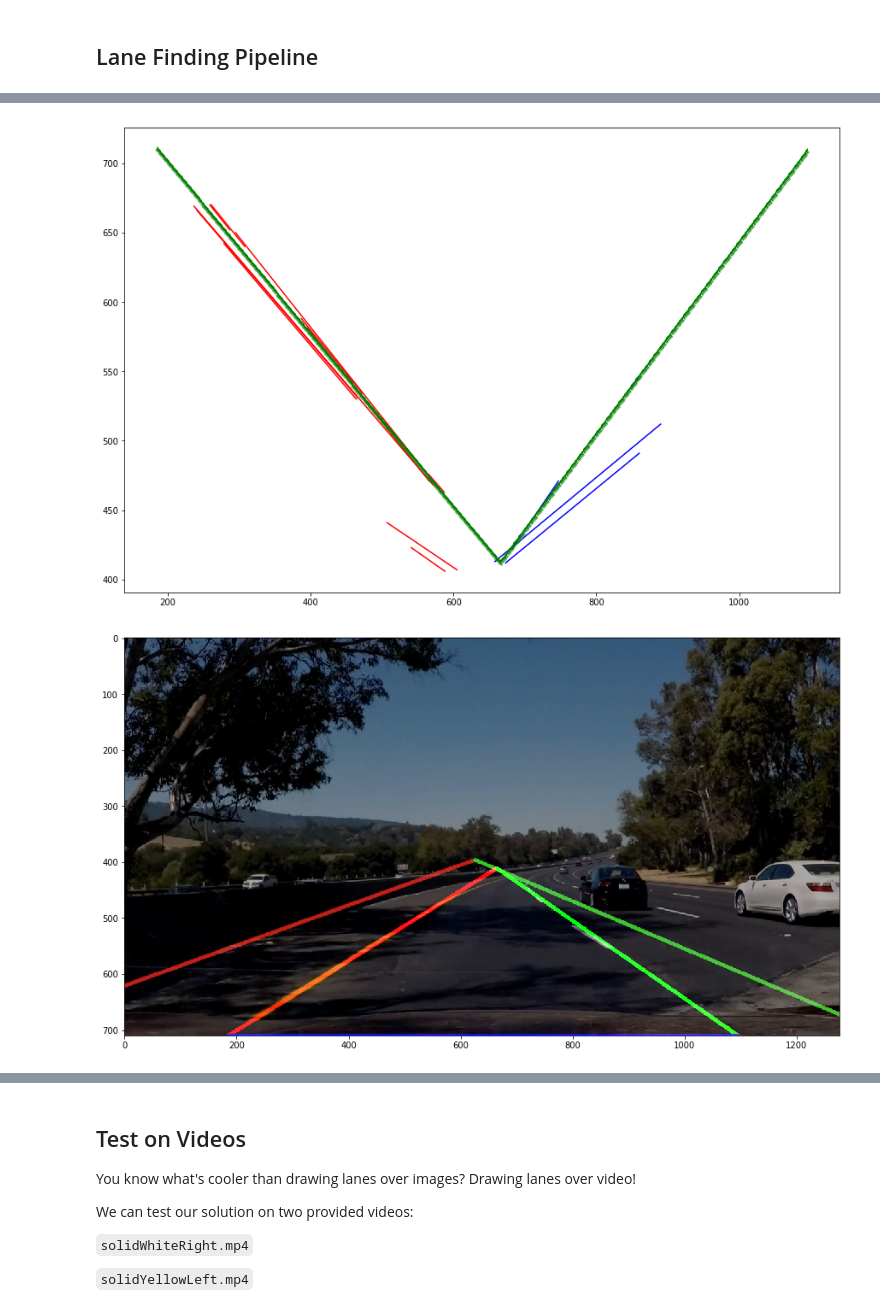
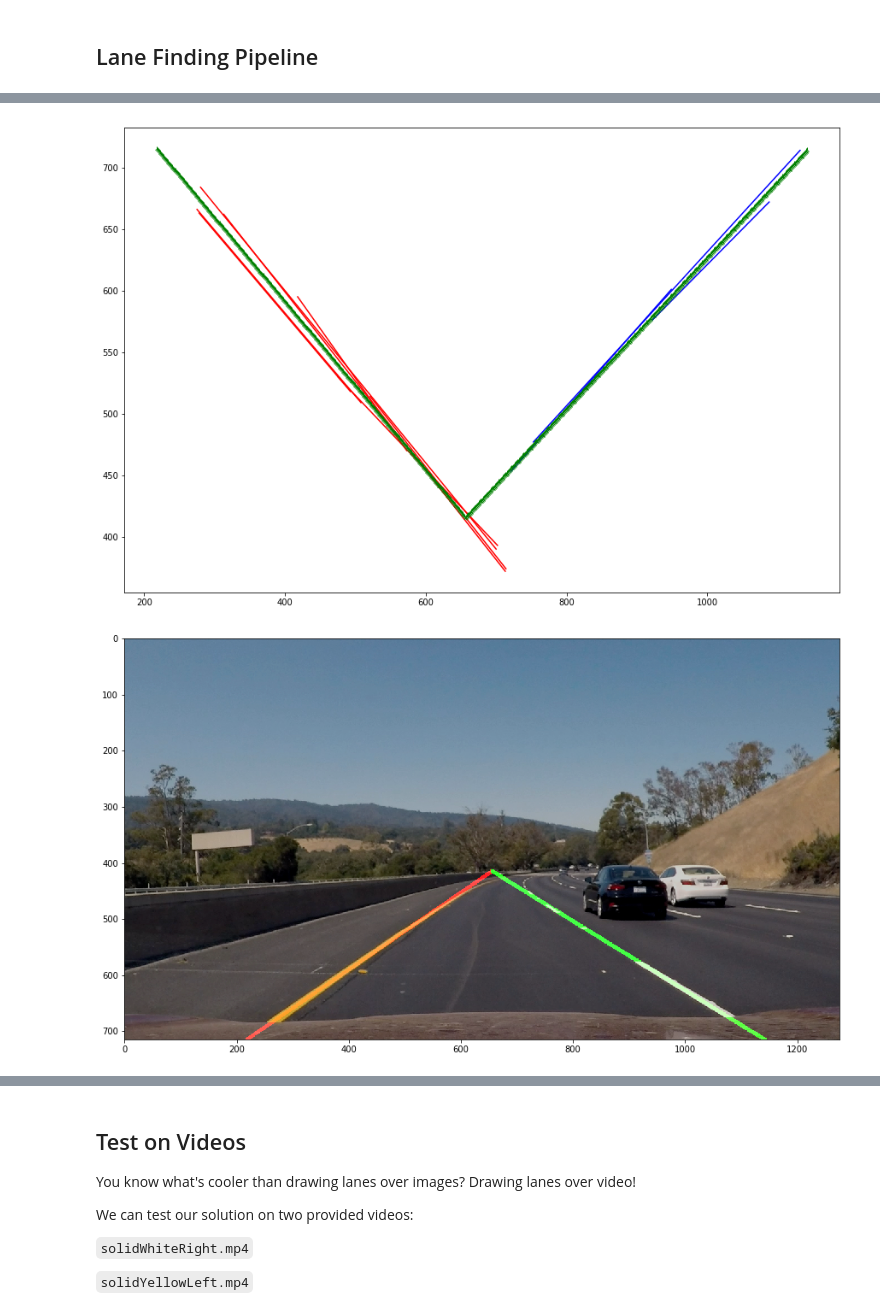
Before and after one commit to dmytronasyrov/CarND-LaneLines-P1, a Jupyter notebook: P1.ipynb, the cells around one changed output, grey strips where cells are left out. Cells and saved outputs as stored; diff of their text form; code cells hidden in the pictures.

```diff
--- a/P1.ipynb
+++ b/P1.ipynb
@@ -98,8 +100,8 @@ def crop(image, top_left, top_right, bottom_right, bottom_left):
     return region_of_interest(image, roi)
 
 def crop_by_ref(img, ref_width, ref_height, ref_top_x, ref_top_y, ref_bot_x, ref_bot_y):
-    width = image.shape[1]
-    image_height = image.shape[0]
+    width = img.shape[1]
+    image_height = img.shape[0]
     middle_x = int(width / 2)
     image_offset_bottom_x = int(width * ref_bot_x / ref_width)
     image_offset_bottom_y = int(image_height * ref_bot_y / ref_height)
@@ -285,17 +283,3 @@ def intersect(f_a, f_b, bottom_y):
-# %%
-def draw_lanes(height, width, left_x, right_x, bottom_y, intersect_pt):
-    line_img = np.zeros((height, width, 3), dtype=np.uint8)
-
-    if left_x != 0 and intersect_pt[0] != 0 and intersect_pt[1] != 0:
-        cv2.line(line_img, (left_x, bottom_y), (intersect_pt[0], intersect_pt[1]), [255, 0, 0], 5)
-
-    if right_x != 0 and intersect_pt[0] != 0 and intersect_pt[1] != 0:
-        cv2.line(line_img, (intersect_pt[0], intersect_pt[1]), (right_x, bottom_y), [0, 255, 0], 5)
-
-    if left_x != 0 and right_x != 0:
-        cv2.line(line_img, (left_x, bottom_y), (right_x, bottom_y), [0, 0, 255], 5)
-
-    return line_img
 # %%
 def detect(image, white_value, prev_left_ms, prev_left_bs, prev_right_ms, prev_right_bs):
     if white_value < 150:
@@ -310,7 +294,7 @@ def detect(image, white_value, prev_left_ms, prev_left_bs, prev_right_ms, prev_r
     gray_img = cv2.cvtColor(image_masked, cv2.COLOR_BGR2GRAY)
     v = np.median(gray_img)
     sigma = 0.33
-    lower = int(max(0, (1.0 - sigma) * v))
+    lower = int(max(150, (1.0 - sigma) * v))
     upper = int(min(255, (1.0 + sigma) * v))
 
     image_edges = canny(image_masked, lower, upper)
@@ -325,8 +309,8 @@ def detect(image, white_value, prev_left_ms, prev_left_bs, prev_right_ms, prev_r
     left_lns, left_slopes = left_hough
     right_lns, right_slopes = right_hough
 
-    filtered_left_lns = filter_lines_outliers(left_lns, left_slopes)
-    filtered_right_lns = filter_lines_outliers(right_lns, right_slopes)
+    filtered_left_lns = filter_lines_outliers(left_lns, left_slopes, True)
+    filtered_right_lns = filter_lines_outliers(right_lns, right_slopes, False)
 
     median_left_f = median(filtered_left_lns, prev_left_ms, prev_left_bs)
     median_right_f = median(filtered_right_lns, prev_right_ms, prev_right_bs)
@@ -334,20 +318,22 @@ def detect(image, white_value, prev_left_ms, prev_left_bs, prev_right_ms, prev_r
     if median_left_f is None or median_right_f is None:
         return detect(image, white_value - 5, prev_left_ms, prev_left_bs, prev_right_ms, prev_right_bs)
     else:
-        return [left_lns, right_lns, median_left_f, median_right_f]
 
-def image_pipeline(image, prev_left_ms, prev_left_bs, prev_right_ms, prev_right_bs, should_plot = False):
+        return [filtered_left_lns, filtered_right_lns, median_left_f, median_right_f]
+
+def image_pipeline(image, prev_left_ms, prev_left_bs, prev_right_ms, prev_right_bs, bottom_offset = 0, should_plot = False):
     #----------------------------- CROP ---------------------------
     ref_width = 960
     ref_height = 540
     ref_top_x = 50
-    ref_top_y = 310
+    ref_top_y = 250
     ref_bottom_x = 70
-    ref_bottom_y = 510
+    ref_bottom_y = 540 - bottom_offset
+
     image_cropped = crop_by_ref(image, ref_width, ref_height, ref_top_x, ref_top_y, ref_bottom_x, ref_bottom_y)
 
     #----------------------------- COLOR CORRECT ---------------------------
-    blured = cv2.bilateralFilter(image_cropped, 11, 75, 75)
+    blured = cv2.bilateralFilter(image_cropped, 11, 25, 25)
     unsharp_image = cv2.addWeighted(blured, 1.5, blured, -0.5, 0, image_cropped)
     image_clached = clache(unsharp_image)
 
@@ -359,6 +345,9 @@ def image_pipeline(image, prev_left_ms, prev_left_bs, prev_right_ms, prev_right_
 
     bottom_y = image.shape[0]
     intersect_pt = intersect(median_left_f, median_right_f, bottom_y)
+
+    if intersect_pt is None:
+        return [image, median_left_f, median_right_f]
 
     left_x = int((median_left_f - bottom_y).roots)
     right_x = int((median_right_f - bottom_y).roots)
@@ -375,6 +364,7 @@ def image_pipeline(image, prev_left_ms, prev_left_bs, prev_right_ms, prev_right_
             plot_function(median_right_f, [intersect_pt[0], right_x])
 
     #----------------------------- DRAW ---------------------------
+
     lanes = draw_lanes(image.shape[0], image.shape[1], left_x, right_x, bottom_y, intersect_pt)
     return [weighted_img(lanes, image), median_left_f, median_right_f]
 # %%
@@ -399,11 +390,11 @@ os.listdir("test_images/")
  'whiteCarLaneSwitch.jpg']
 # %%
-image = mpimg.imread('test_images/challenge5.jpg')
-image, left_f, right_f = image_pipeline(image, [], [], [], [], True)
+image = mpimg.imread('test_images/test5.jpg')
+image, left_f, right_f = image_pipeline(image, [], [], [], [], should_plot = True)
 show_image(image)
 # %% [output]
-[figure, old version]
+[figure, new version]
-[figure, old version]
+[figure, new version]
 # %%
 for img in os.listdir('test_images/'):
     if img.endswith('jpg'):
```
Also changed, not shown: parts of 9 cells of this notebook, 21 other files.
